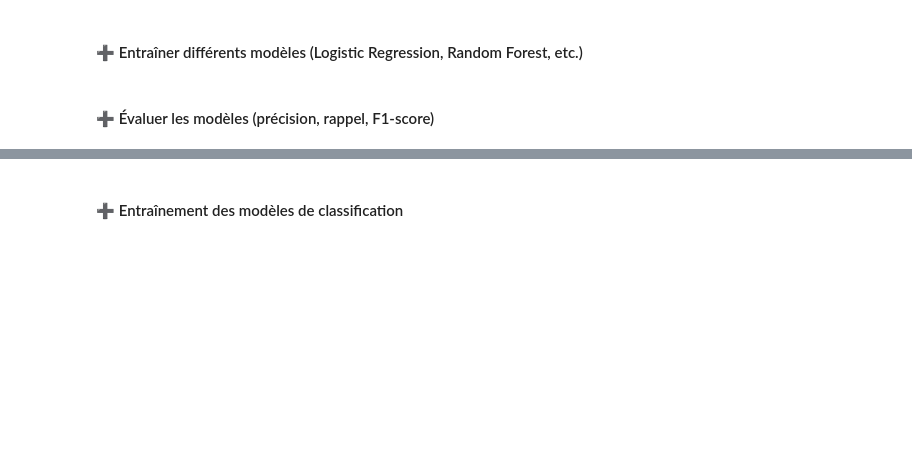
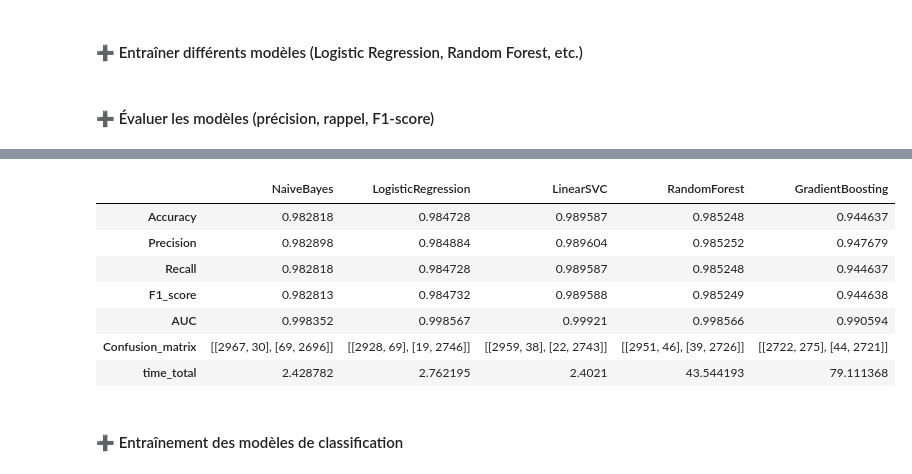
Before and after one commit to bouchramilo/SpamDetectorAI, a Jupyter notebook: notebooks/partie_1.ipynb, the cells around one changed output, grey strips where cells are left out. Drawn from its saved outputs; the diff is of its cells as text; code cells hidden in the pictures; blank space fills up the shorter version.

```diff
--- a/notebooks/partie_1.ipynb
+++ b/notebooks/partie_1.ipynb
@@ -416,5 +422,35 @@ array(['aa', 'aaa', 'aaaa', ..., 'þô', 'þöyledir', 'þù'],
 ### 1. Entraînement des modèles de classification
 # %% [markdown]
 #### ➕ Entraîner différents modèles (Logistic Regression, Random Forest, etc.)
+# %%
+
+import pandas as pd
+from sklearn.model_selection import train_test_split, GridSearchCV
+from sklearn.pipeline import Pipeline
+from sklearn.metrics import classification_report, accuracy_score
+from sklearn.feature_extraction.text import TfidfVectorizer
+import joblib
+from sklearn.naive_bayes import MultinomialNB
+from sklearn.linear_model import LogisticRegression
+from sklearn.svm import LinearSVC
+from sklearn.ensemble import RandomForestClassifier, GradientBoostingClassifier
+
+
+models = {
+    "NaiveBayes": MultinomialNB(),
+    "LogisticRegression": LogisticRegression(max_iter=300),
+    "LinearSVC": LinearSVC(),
+    "RandomForest": RandomForestClassifier(),
+    "GradientBoosting": GradientBoostingClassifier()
+}
+
+pipelines = {}
+
+for name, clf in models.items():
+
+    pipelines[name] = Pipeline([
+        ("tfidf", TfidfVectorizer(stop_words=stop_words)),
+        ("clf", clf)
+    ])
 # %% [markdown]
 #### ➕ Évaluer les modèles (précision, rappel, F1-score)
@@ -423,2 +624,13 @@ array(['aa', 'aaa', 'aaaa', ..., 'þô', 'þöyledir', 'þù'],
+# %%
+pd.DataFrame(results)
+# %% [output]
+|  | NaiveBayes | LogisticRegression | LinearSVC | RandomForest | GradientBoosting |
+| Accuracy | 0.982818 | 0.984728 | 0.989587 | 0.985248 | 0.944637 |
+| Precision | 0.982898 | 0.984884 | 0.989604 | 0.985252 | 0.947679 |
+| Recall | 0.982818 | 0.984728 | 0.989587 | 0.985248 | 0.944637 |
+| F1_score | 0.982813 | 0.984732 | 0.989588 | 0.985249 | 0.944638 |
+| AUC | 0.998352 | 0.998567 | 0.99921 | 0.998566 | 0.990594 |
+| Confusion_matrix | [[2967, 30], [69, 2696]] | [[2928, 69], [19, 2746]] | [[2959, 38], [22, 2743]] | [[2951, 46], [39, 2726]] | [[2722, 275], [44, 2721]] |
+| time_total | 2.428782 | 2.762195 | 2.4021 | 43.544193 | 79.111368 |
 # %% [markdown]
 #### ➕ Entraînement des modèles de classification
```
Also changed, not shown: parts of 10 cells of this notebook, 1 other file.
